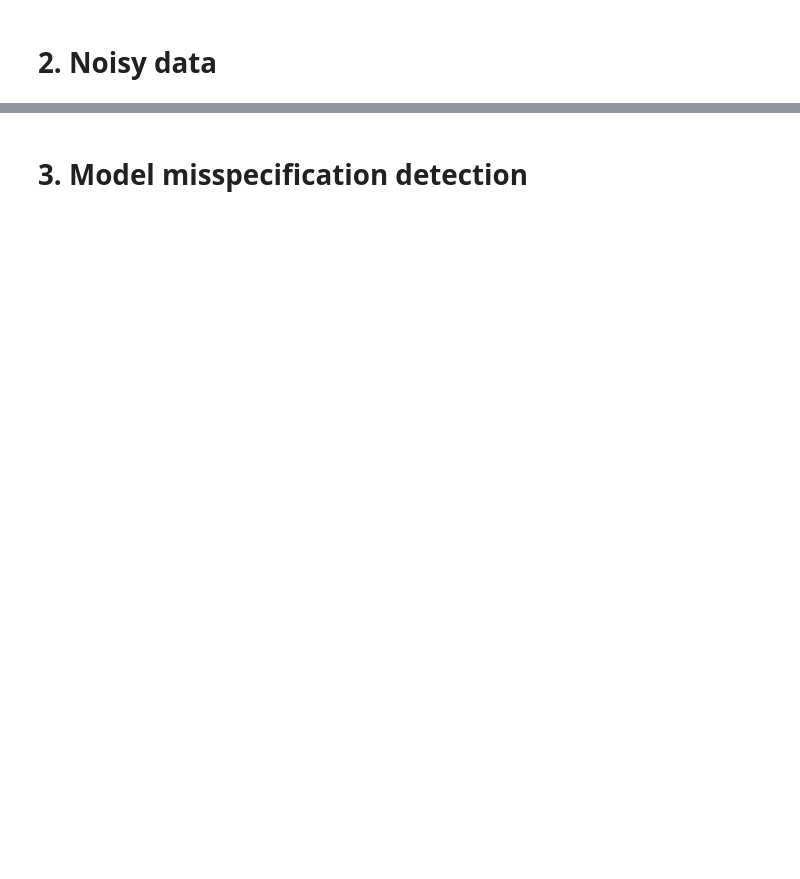
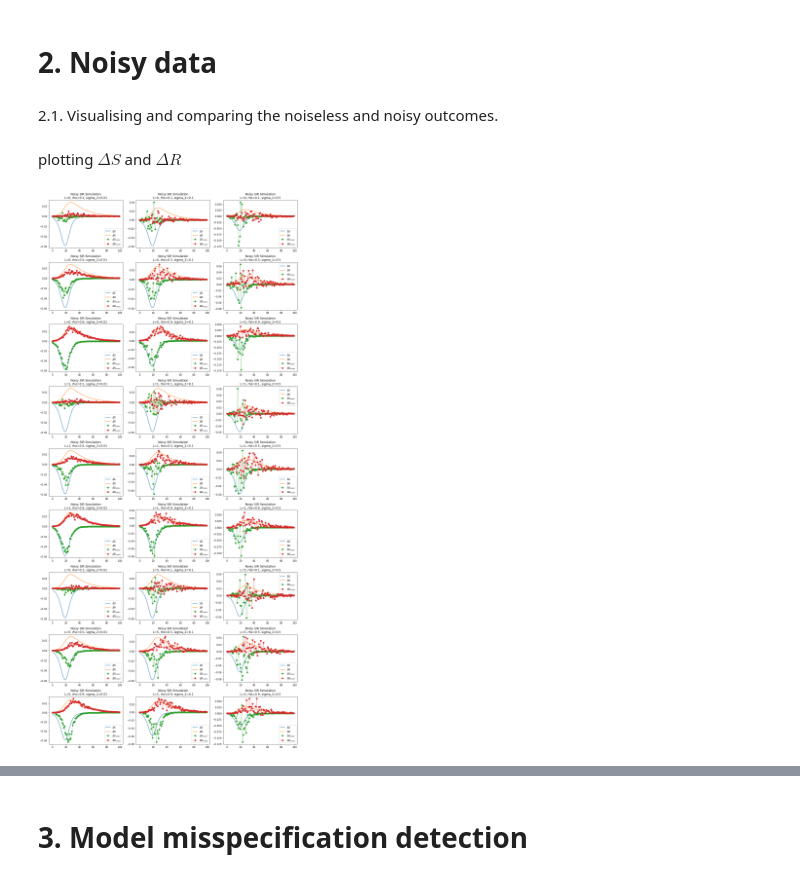
Before and after one commit to lukevoss/GNN, a Jupyter notebook: Assignment_4/epidemiology.ipynb, the cells around one changed output, grey strips where cells are left out. Cells and saved outputs as stored; diff of their text form; code cells hidden in the pictures; blank space fills up the shorter version.

```diff
--- a/Assignment_4/epidemiology.ipynb
+++ b/Assignment_4/epidemiology.ipynb
@@ -816,0 +914,69 @@ Ground Truth C is in predicted Confidence Intervall: True
+# %% [markdown]
+2.1. Visualising and comparing the noiseless and noisy outcomes.
+# %% [markdown]
+plotting $\Delta S$ and $\Delta R$
+# %%
+import matplotlib.pyplot as plt
+
+# Define parameters
+lam = 0.3  # infection rate
+mu = 0.05   # recovery rate
+I_0 = 0.01  # initial percentage of infected people
+T = 100    # days to simulate
+
+### we will consider low, mid and high values of L, rho and sigma^2.
+L_values = [0, 1, 5]  # reporting delay values
+rho_values = [0.1, 0.5, 0.9]  # underreporting fraction values
+sigma_2_values = [0.01, 0.1, 0.5]  # reporting error variance values
+
+# Plot noise-free outcome
+X, C = simulate_sir_simple(lam, mu, I_0, T)
+# S_simple, I_simple, R_simple = X[:, 0], X[:, 1], X[:, 2]
+S_simple, R_simple = X[:, 0], X[:, 1]
+# plot_sir_simulation(C,title="noise_free")
+
+# # Plot noisy outcomes for different parameter ranges
+
+# Create subplots
+fig, axes = plt.subplots(9, 3, figsize=(15, 32))
+
+# Plot noisy outcomes for different parameter ranges
+subplot_count = 0
+
+for i, L in enumerate(L_values):
+    for j, rho in enumerate(rho_values):
+        for k, sigma_2 in enumerate(sigma_2_values):
+            X_noise, X_no_del, C_noise = simulate_sir_noisy(lam, mu, I_0, L, rho, sigma_2, T)
+
+
+            # Explicitly create subplot using axes
+            ax = axes[subplot_count // 3, subplot_count % 3]
+            S, R = X_noise[:, 0], X_noise[:, 1]
+            ax.plot(range(T), S_simple, label=r"$\Delta S$")
+            #ax.plot(range(T), I_simple, label=f"I")
+            ax.plot(range(T), R_simple, label=r"$\Delta R$")
+
+
+            ax.plot(range(T), S, "o:",label=r"$\Delta S_{noise}$")
+            #ax.plot(range(T), I,"o:", label=f"I_noise")
+            ax.plot(range(T), R, "o:",label=r"$\Delta R_{noise}$")
+            ax.set_title(f"Noisy SIR Simulation\nL={L}, rho={rho}, sigma_2={sigma_2}")
+            ax.legend()
+
+
+            # Increment subplot_count
+            subplot_count += 1
+
+    # print("Snoisy is")
+    # print(X_noise[:,0])
+    # print("S no delay is:")
+    # print(X_no_delay[:,0])
+
+# Explicitly remove overlapping axes
+for i in range(subplot_count, 4 * 2):
+    fig.delaxes(axes[i // 2, i % 2])
+
+plt.tight_layout()
+plt.show()
+# %% [output]
+[figure, added]
```
Also changed, not shown: parts of 47 cells of this notebook, 1 other file.
